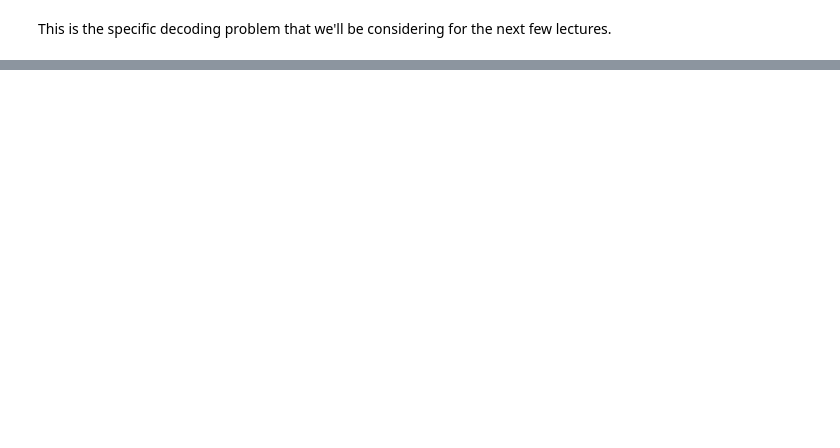
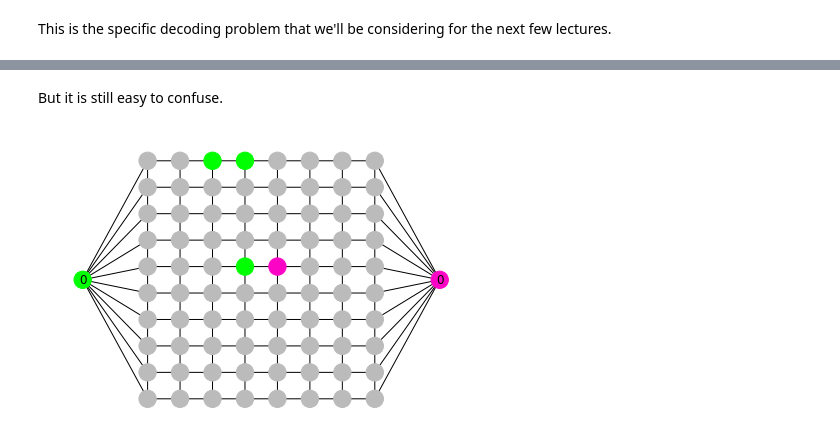
Before and after one commit to quantumjim/qec_lectures, a Jupyter notebook: lecture-2.ipynb, the cells around one changed output, grey strips where cells are left out. Saved outputs shown, nothing was run; the diff lists cells and outputs as text; code cells hidden in the pictures; blank space fills up the shorter version.

```diff
--- a/lecture-2.ipynb
+++ b/lecture-2.ipynb
@@ -551,0 +636,10 @@ Here we see that larger codes behave worse than smaller ones. This is not the be
+# %% [markdown]
+But it is still easy to confuse.
+# %%
+off_center_error = [((d-1)/2-1,0,(d-1)/2,0)]
+
+game = Decodoku(d=d, process=process_better, errors=center_error+off_center_error)
+
+game.draw_graph()
+# %% [output]
+[figure, added]
```
Also changed, not shown: parts of 34 cells of this notebook.
